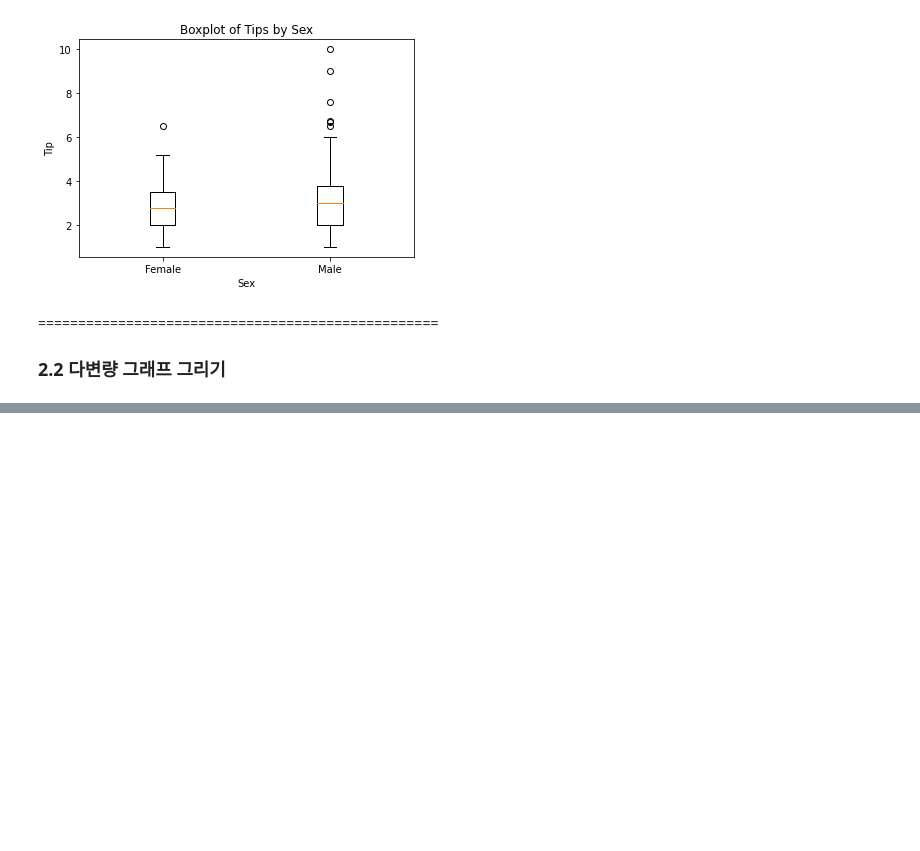
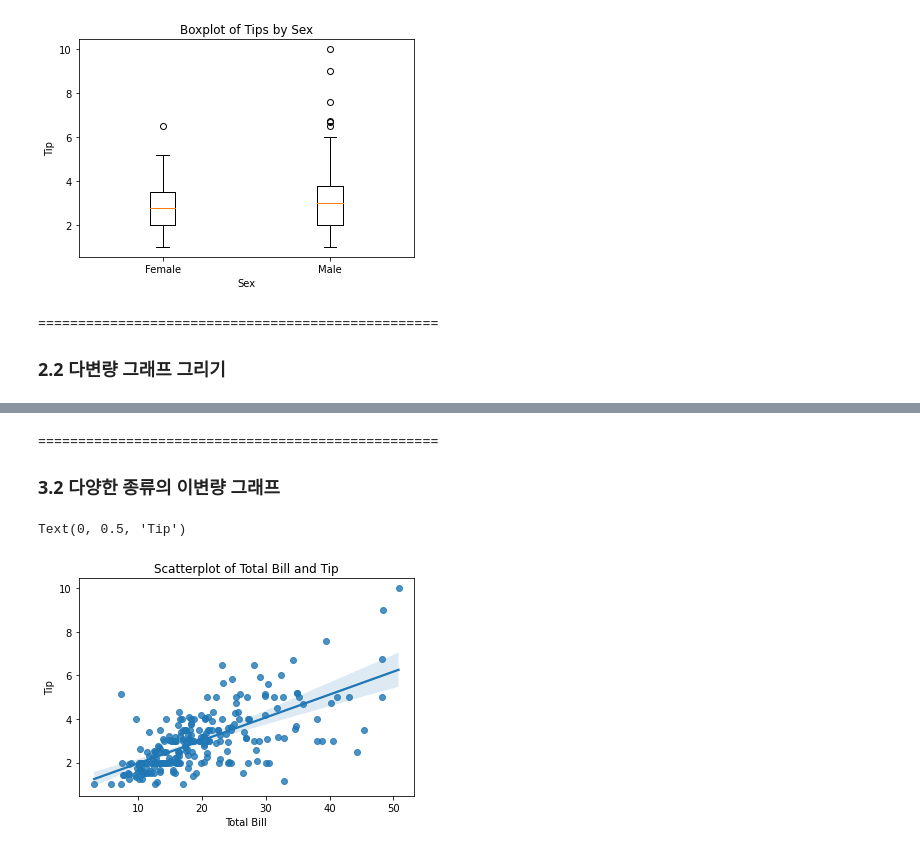
Before and after one commit to Son-BR/Study, a Jupyter notebook: PANDAS/Chapter04/ex_gra.ipynb, the cells around one changed output, grey strips where cells are left out. Saved outputs shown, nothing was run; the diff lists cells and outputs as text; code cells hidden in the pictures; blank space fills up the shorter version.

```diff
--- a/PANDAS/Chapter04/ex_gra.ipynb
+++ b/PANDAS/Chapter04/ex_gra.ipynb
@@ -153,0 +205,15 @@ page93
+# %% [markdown]
+==================================================
+### 3.2 다양한 종류의 이변량 그래프
+# %%
+# 산점도와 회귀선
+ax = plt.subplots()
+ax = sns.regplot(x='total_bill', y='tip', data=tips)
+# 회귀선 제거하기: fit_reg=False
+
+ax.set_title('Scatterplot of Total Bill and Tip')
+ax.set_xlabel('Total Bill')
+ax.set_ylabel('Tip')
+# %% [output]
+Text(0, 0.5, 'Tip')
+[figure, added]
```
Also changed, not shown: parts of 27 cells of this notebook, 2 other files.
